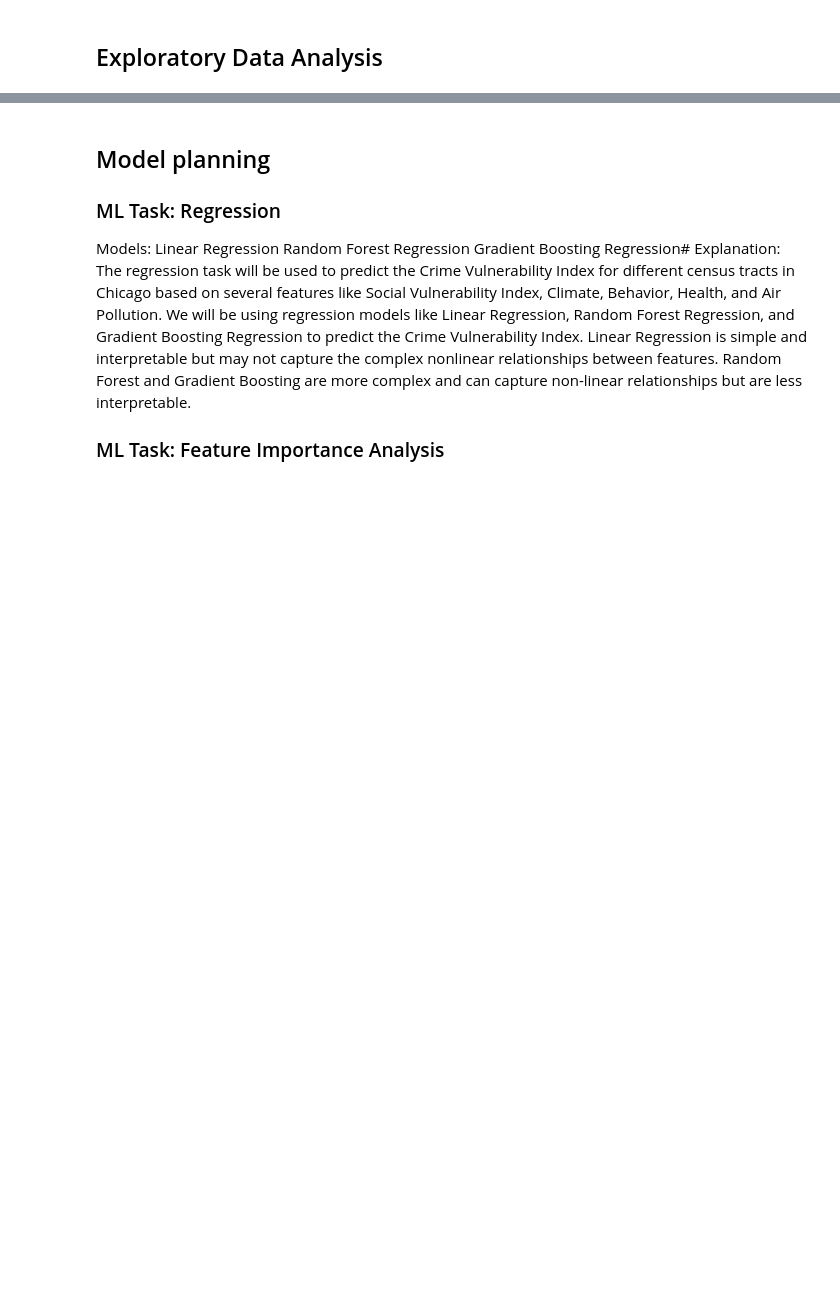
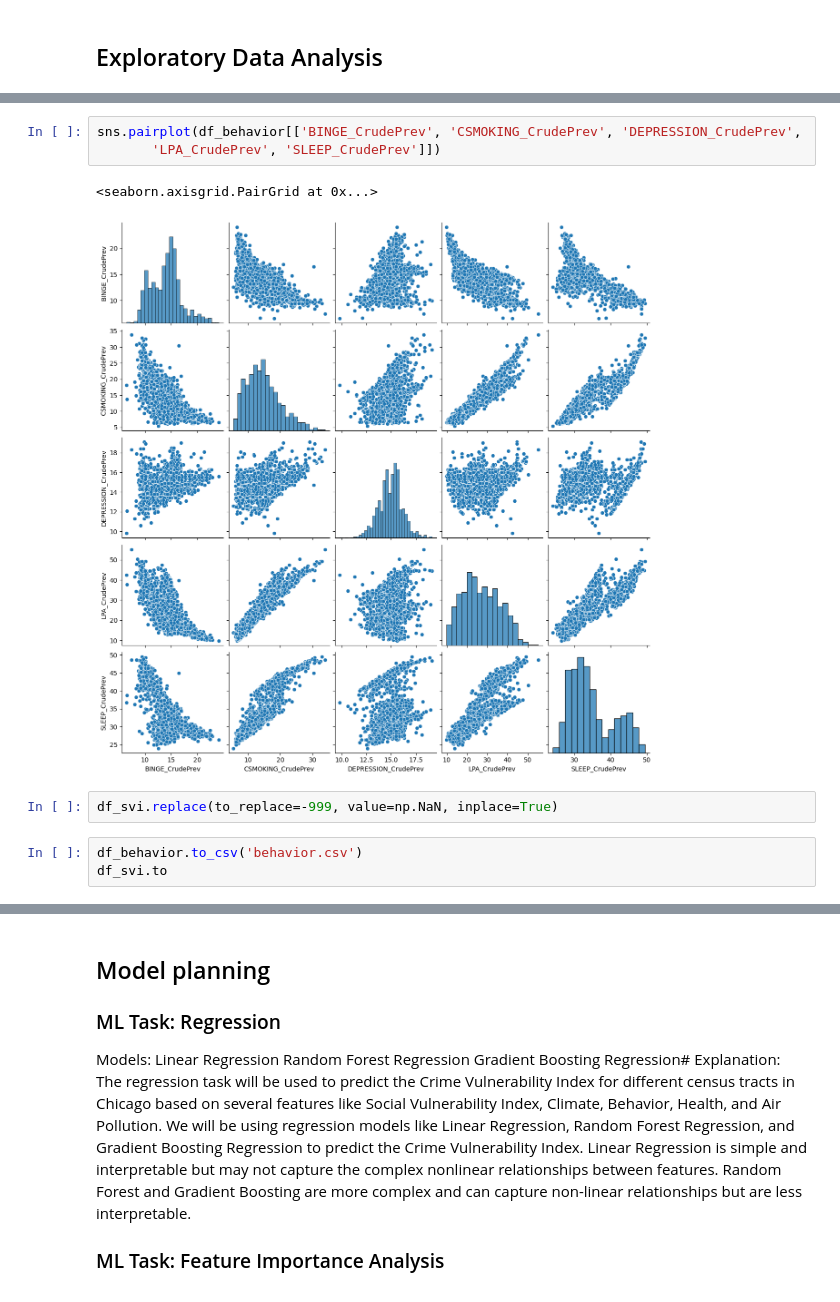
Before and after one commit to CS418/group-project-akatsuki, a Jupyter notebook: ProgressReport.ipynb, the cells around one changed output, grey strips where cells are left out. Saved outputs shown, nothing was run; the diff lists cells and outputs as text; blank space fills up the shorter version.

```diff
--- a/ProgressReport.ipynb
+++ b/ProgressReport.ipynb
@@ -160,0 +183,11 @@ df_all_parameters.to_csv('Data/All_parameters.csv')
+# %%
+sns.pairplot(df_behavior[['BINGE_CrudePrev', 'CSMOKING_CrudePrev', 'DEPRESSION_CrudePrev',
+       'LPA_CrudePrev', 'SLEEP_CrudePrev']])
+# %% [output]
+<seaborn.axisgrid.PairGrid at 0x...>
+[figure, added]
+# %%
+df_svi.replace(to_replace=-999, value=np.NaN, inplace=True)
+# %%
+df_behavior.to_csv('behavior.csv')
+df_svi.to
```
Also changed, not shown: parts of 6 cells of this notebook, 3 other files.
